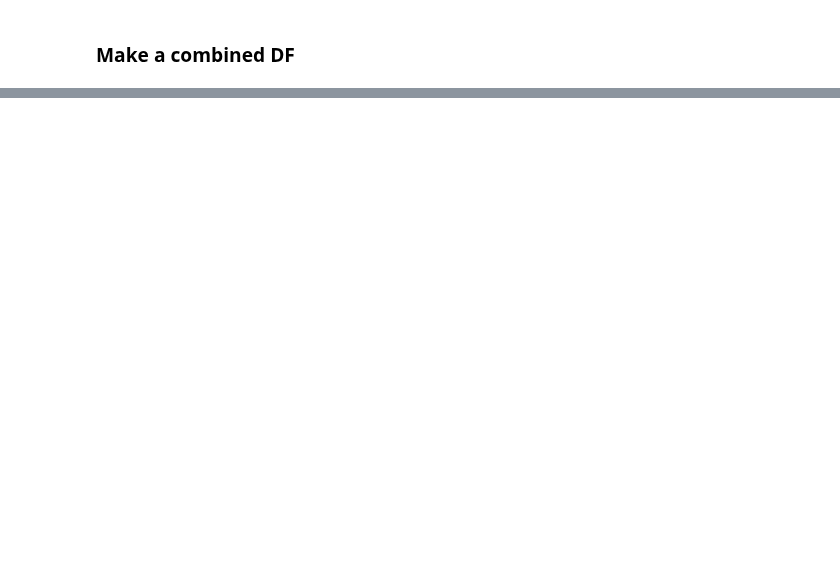
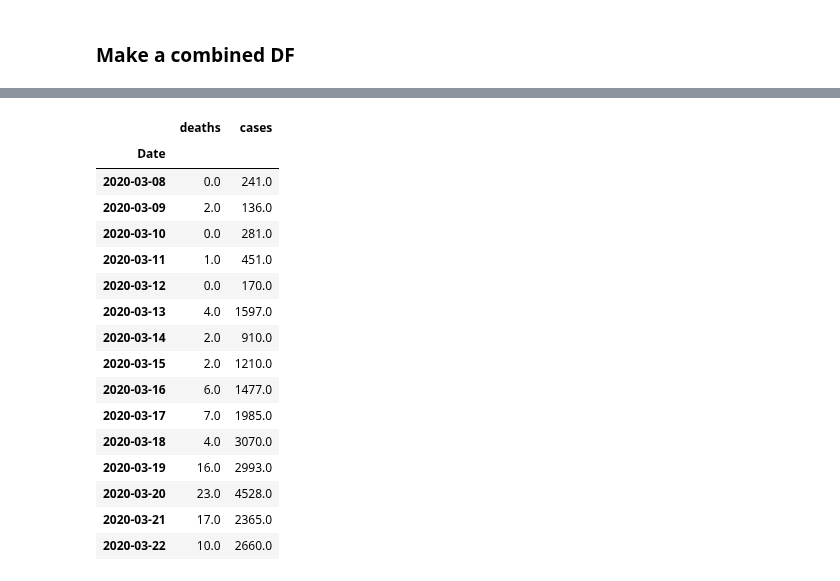
Before and after one commit to debsankha/covid-19, a Jupyter notebook: new_international_cases.ipynb, the cells around one changed output, grey strips where cells are left out. Cells and saved outputs as stored; diff of their text form; code cells hidden in the pictures; blank space fills up the shorter version.

```diff
--- a/new_international_cases.ipynb
+++ b/new_international_cases.ipynb
@@ -273,0 +334,20 @@ all_countries_df.to_hdf('all_countries_data.h5', key='data')
+# %%
+sel.diff()[-15:]
+# %% [output]
+|  | deaths | cases |
+| Date |  |  |
+| 2020-03-08 | 0.0 | 241.0 |
+| 2020-03-09 | 2.0 | 136.0 |
+| 2020-03-10 | 0.0 | 281.0 |
+| 2020-03-11 | 1.0 | 451.0 |
+| 2020-03-12 | 0.0 | 170.0 |
+| 2020-03-13 | 4.0 | 1597.0 |
+| 2020-03-14 | 2.0 | 910.0 |
+| 2020-03-15 | 2.0 | 1210.0 |
+| 2020-03-16 | 6.0 | 1477.0 |
+| 2020-03-17 | 7.0 | 1985.0 |
+| 2020-03-18 | 4.0 | 3070.0 |
+| 2020-03-19 | 16.0 | 2993.0 |
+| 2020-03-20 | 23.0 | 4528.0 |
+| 2020-03-21 | 17.0 | 2365.0 |
+| 2020-03-22 | 10.0 | 2660.0 |
```
Also changed, not shown: parts of 8 cells of this notebook, 2 other files.
